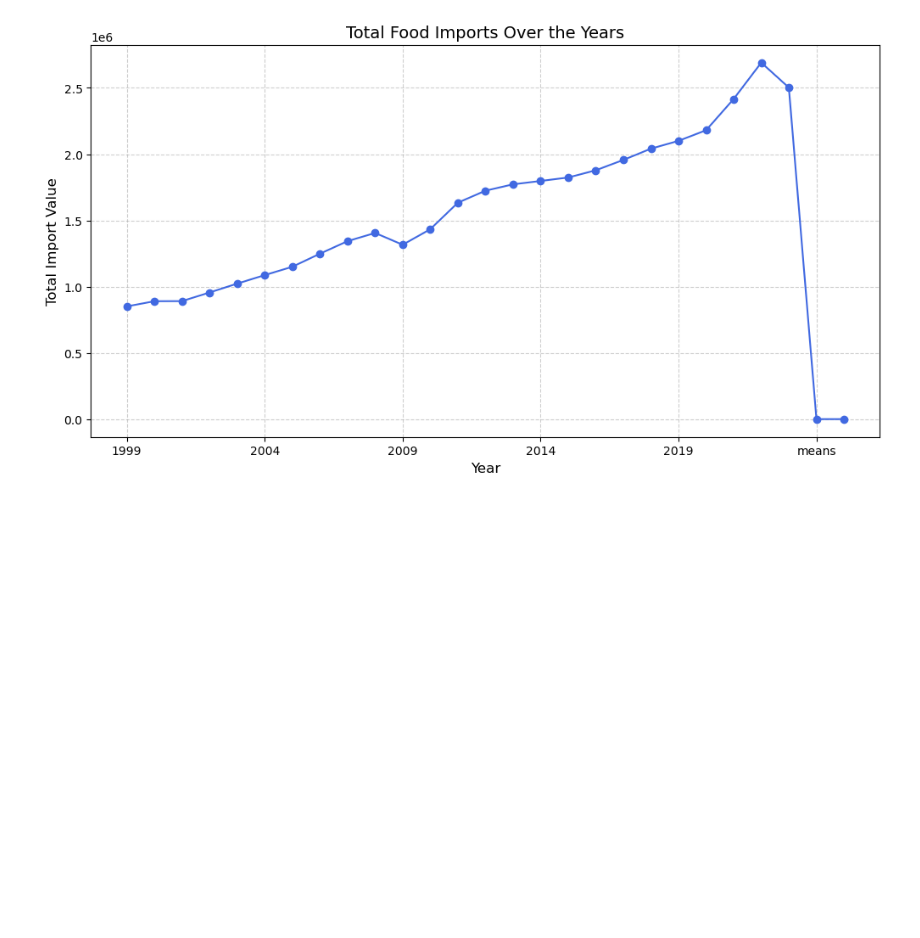
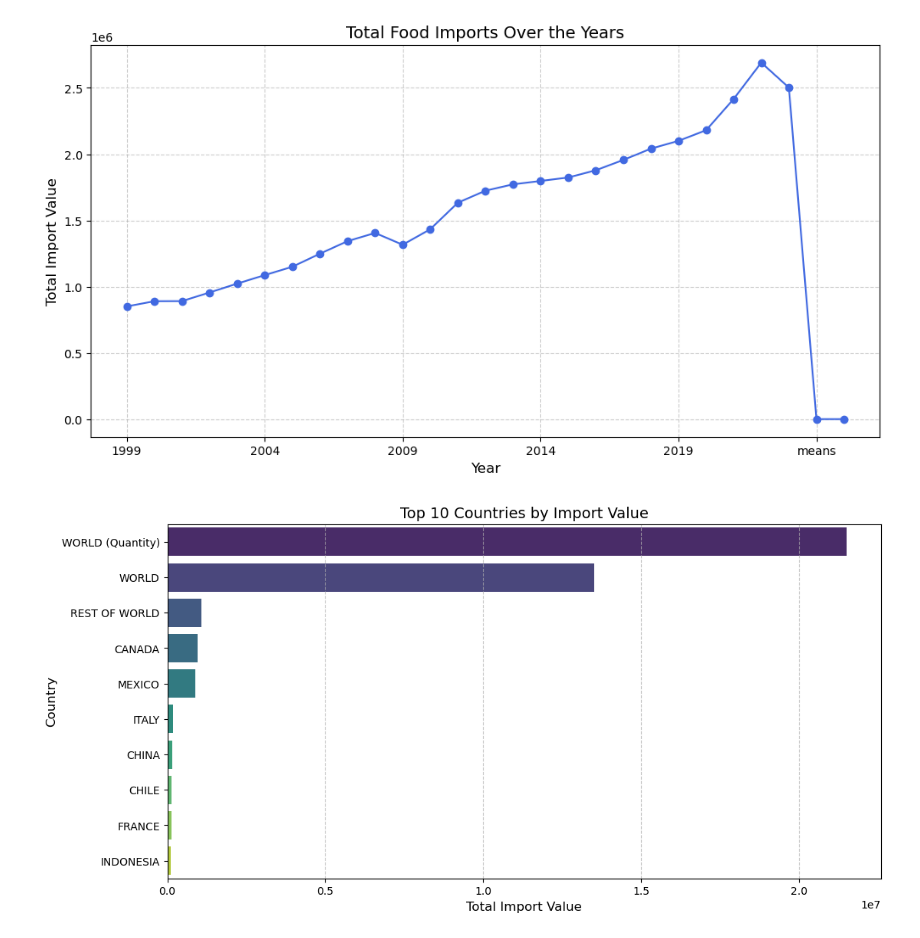
Before and after one commit to EnioKelsioV/IntyegratedCA1, a Jupyter notebook: IntegratedCA1.ipynb, the cells around one changed output. Drawn from its saved outputs; the diff is of its cells as text; code cells hidden in the pictures; blank space fills up the shorter version.

Commit message:
Import top 10 countries

```diff
--- a/IntegratedCA1.ipynb
+++ b/IntegratedCA1.ipynb
@@ -54,3 +54,15 @@ plt.grid(True, linestyle="--", alpha=0.6)
 plt.show()
 # %% [output]
 [figure]
+# %%
+plt.figure(figsize=(12, 6))
+top_countries = df.groupby("Country")["Value"].sum().nlargest(10)
+sns.barplot(x=top_countries.values, y=top_countries.index, palette="viridis")
+
+plt.title("Top 10 Countries by Import Value", fontsize=14)
+plt.xlabel("Total Import Value", fontsize=12)
+plt.ylabel("Country", fontsize=12)
+plt.grid(axis="x", linestyle="--", alpha=0.7)
+plt.show()
+# %% [output]
+[figure, added]
```
